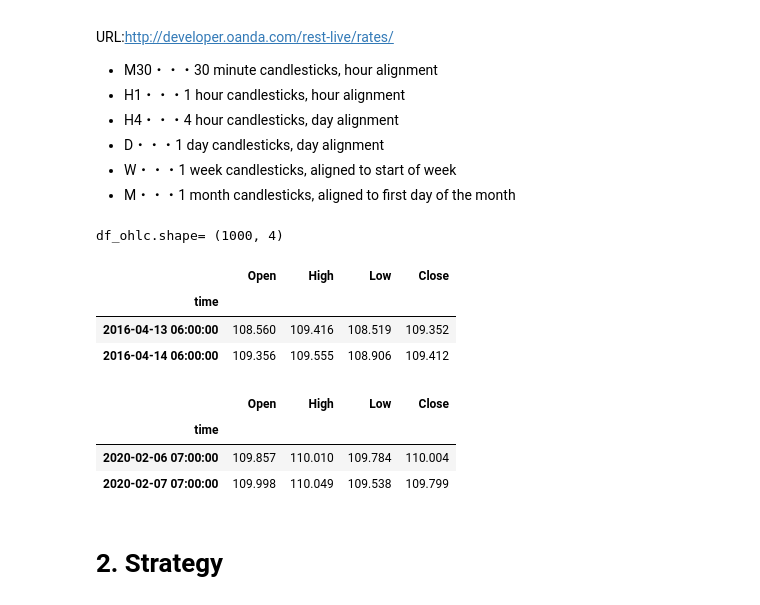
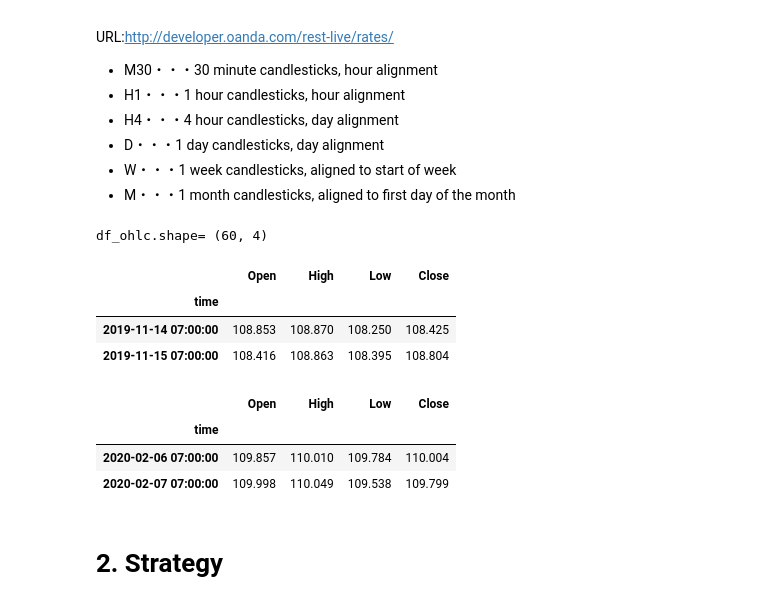
Before and after one commit to arsma12/MLDL, a Jupyter notebook: StockPriceForecast/FX_USDJPY_05_Backtest_SMA.ipynb, the cells around one changed output. Drawn from its saved outputs; the diff is of its cells as text; code cells hidden in the pictures.

```diff
--- a/StockPriceForecast/FX_USDJPY_05_Backtest_SMA.ipynb
+++ b/StockPriceForecast/FX_USDJPY_05_Backtest_SMA.ipynb
@@ -144,28 +145,28 @@ URL:http://developer.oanda.com/rest-live/rates/
 - M・・・1 month candlesticks, aligned to first day of the month
 # %%
 oa = oandapy.API(environment="live", access_token=api_key)
-data = oa.get_history(instrument="USD_JPY", granularity='D', count=1000)
+data = oa.get_history(instrument="USD_JPY", granularity='D', count=60)
 
 df = pd.DataFrame(data["candles"])
 
 df['time'] = df['time'].apply(lambda x: iso_to_jp(x))   # 日本時間に変換
 df['time'] = df['time'].apply(lambda x: date_to_str(x)) # 形式変換（文字列型）
 df["time"] = pd.to_datetime(df["time"])                  # 型変換
 #df["time"] = df["time"].apply(mdates.date2num)          # 数値変換
 
 df_ohlc = df[["time","openAsk","highAsk","lowAsk","closeAsk"]].copy()
 df_ohlc = df_ohlc.rename(columns={"openAsk":"Open","highAsk":"High","lowAsk":"Low","closeAsk":"Close"})
 df_ohlc = df_ohlc.set_index("time")
 
 print('df_ohlc.shape=',df_ohlc.shape)
 display(df_ohlc.head(2))
 display(df_ohlc.tail(2))
 # %% [output]
-df_ohlc.shape= (1000, 4)
+df_ohlc.shape= (60, 4)
 |  | Open | High | Low | Close |
 | time |  |  |  |  |
-| 2016-04-13 06:00:00 | 108.560 | 109.416 | 108.519 | 109.352 |
-| 2016-04-14 06:00:00 | 109.356 | 109.555 | 108.906 | 109.412 |
+| 2019-11-14 07:00:00 | 108.853 | 108.870 | 108.250 | 108.425 |
+| 2019-11-15 07:00:00 | 108.416 | 108.863 | 108.395 | 108.804 |
 |  | Open | High | Low | Close |
 | time |  |  |  |  |
 | 2020-02-06 07:00:00 | 109.857 | 110.010 | 109.784 | 110.004 |
```
Also changed, not shown: parts of 13 cells of this notebook.
